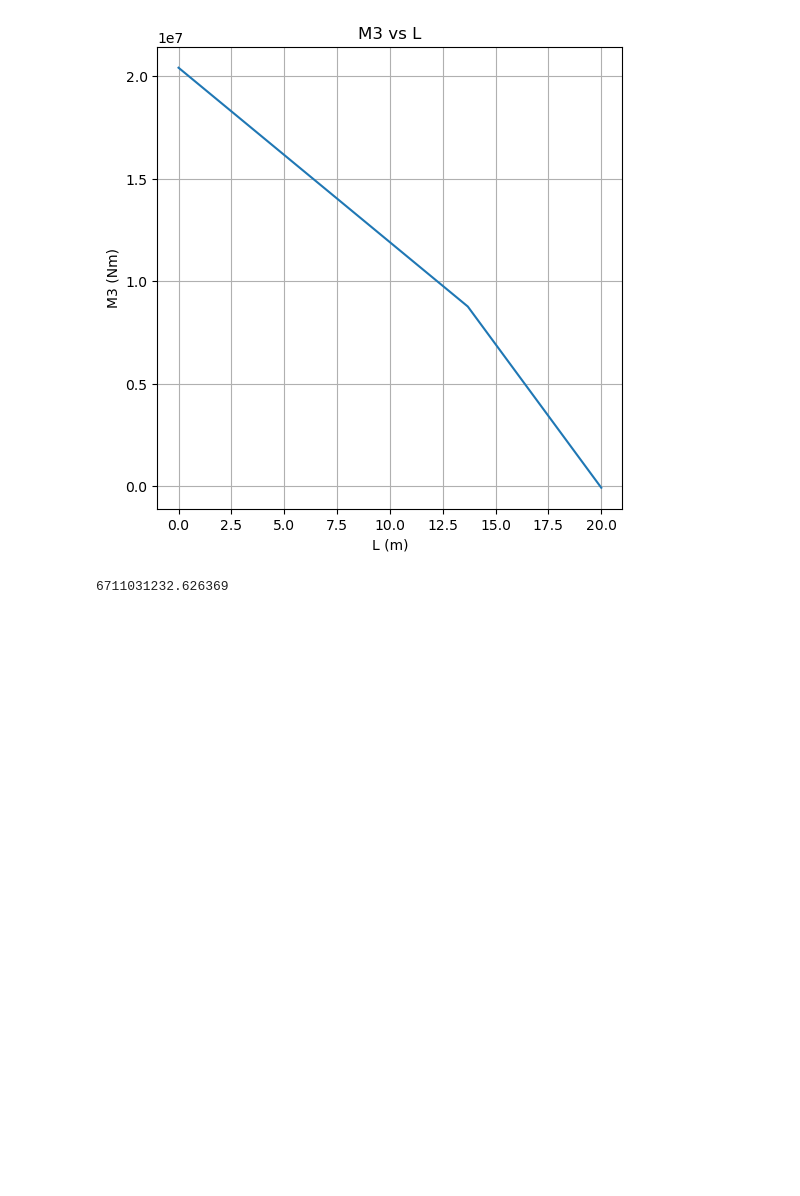
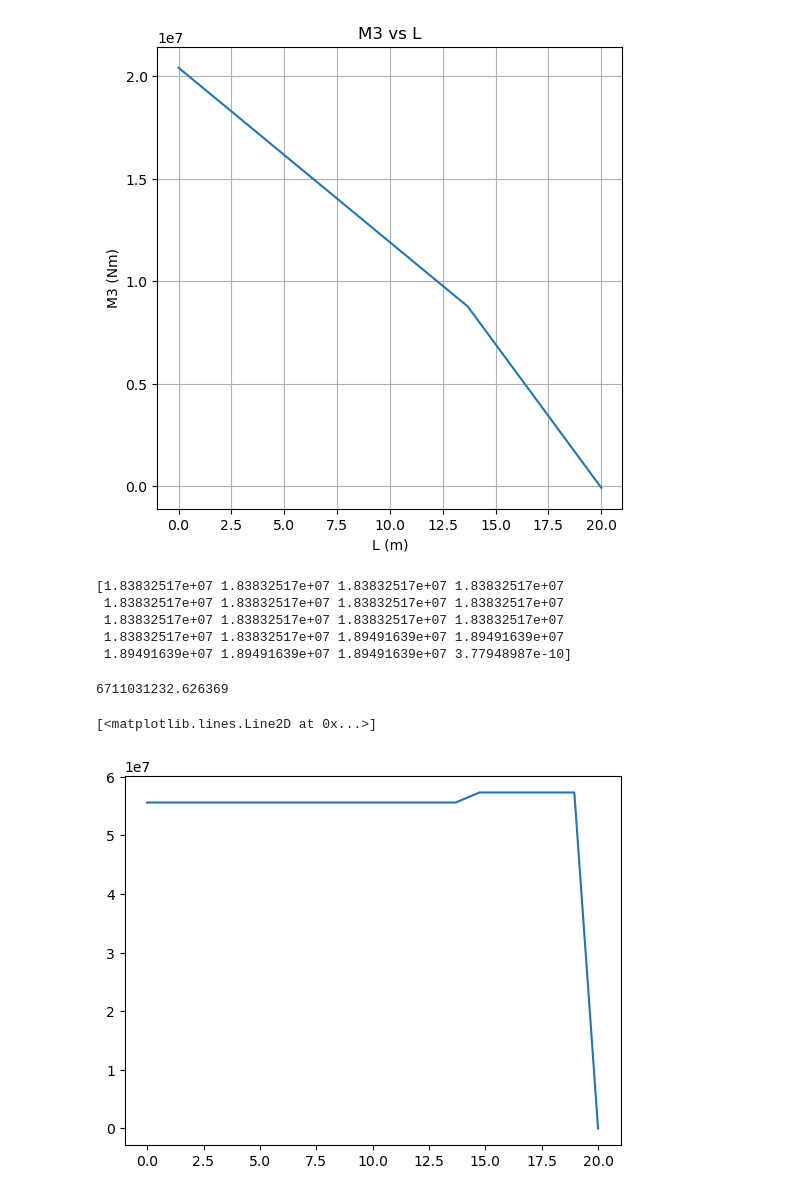
Before and after one commit to Nick-M-R/EAE135, a Jupyter notebook: EAE135_Project2_CalculationsandPlots.ipynb, the cells around one changed output. Drawn from its saved outputs; the diff is of its cells as text; code cells hidden in the pictures; blank space fills up the shorter version.

Commit message:
Actually done with axial problem (forgot cfrp)

```diff
--- a/EAE135_Project2_CalculationsandPlots.ipynb
+++ b/EAE135_Project2_CalculationsandPlots.ipynb
@@ -137,7 +137,15 @@ for i in range(0, len(axial_strain1)):
 
 ##Stress
 #Axial Stress due to axial load only
-#axial_stress_Al =
+#stress = E*(N1)/S
+axial_stress_Al = (Ec_Al*N1)/S
+#--> Continued after Bending Section (needed to find Ex1x1 in that section)
+# %% [output]
+[1.83832517e+07 1.83832517e+07 1.83832517e+07 1.83832517e+07
+ 1.83832517e+07 1.83832517e+07 1.83832517e+07 1.83832517e+07
+ 1.83832517e+07 1.83832517e+07 1.83832517e+07 1.83832517e+07
+ 1.83832517e+07 1.83832517e+07 1.89491639e+07 1.89491639e+07
+ 1.89491639e+07 1.89491639e+07 1.89491639e+07 3.77948987e-10]
 # %%
 #Bending Problem
 v21_cfrp = E22_cfrp*(v12_cfrp/(E11_cfrp)) #relationship between v21 and v12
@@ -209,3 +217,12 @@ print(H33c)
 #H33c = (2*math.pi)*(cfrp_0 +cfrp_45+cfrp_neg45+cfrp_90+cfrp_902+cfrp_neg452+cfrp_452+cfrp_02)
 # %% [output]
 6711031232.626369
+# %%
+#Finishing Axial Stress due to axial load only
+axial_stress_cfrp = np.zeros((8,20))
+for i in range(0, len(axial_stress_cfrp)):
+    for j in range(0, L):
+        axial_stress_cfrp[i,j] = (Ex1x1_cfrp[i]*N1[j])/S
+# %% [output]
+[<matplotlib.lines.Line2D at 0x...>]
+[figure, added]
```
